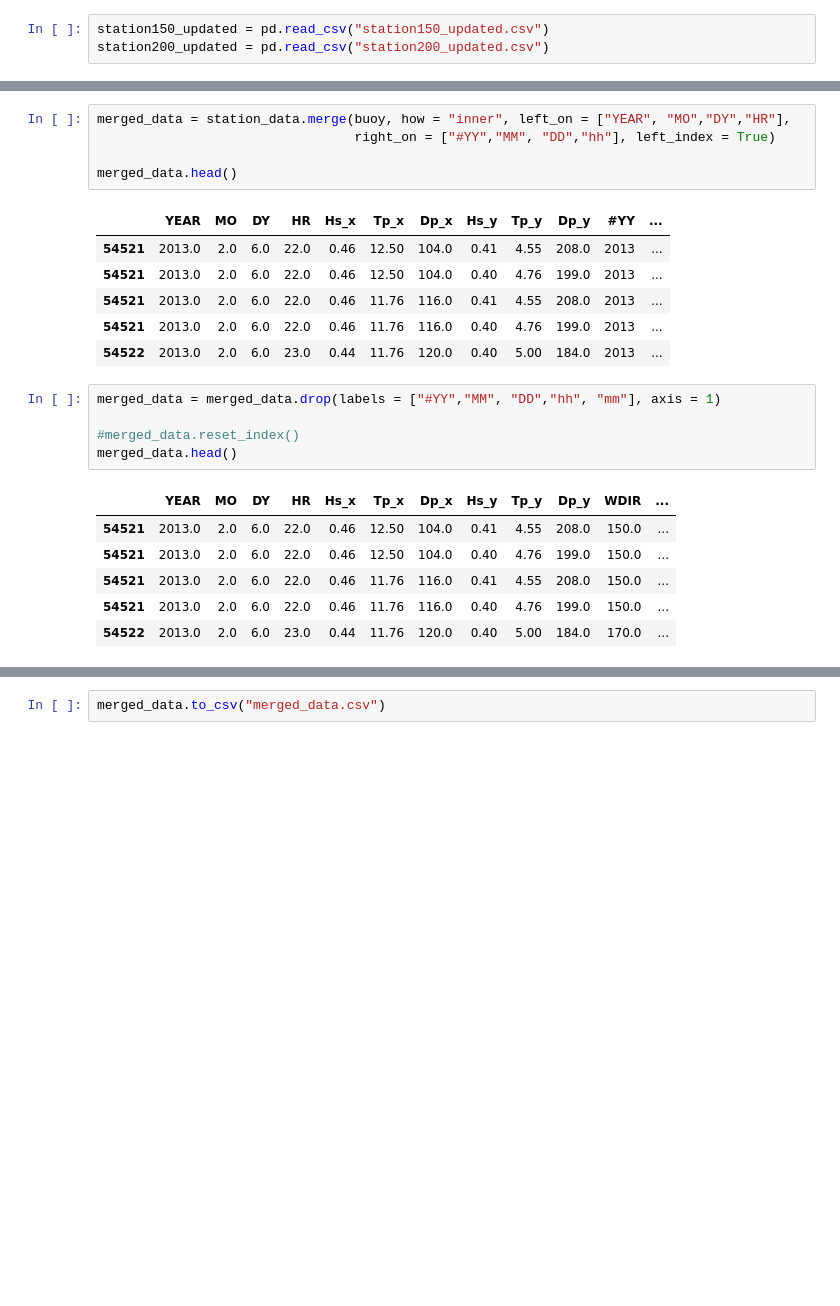
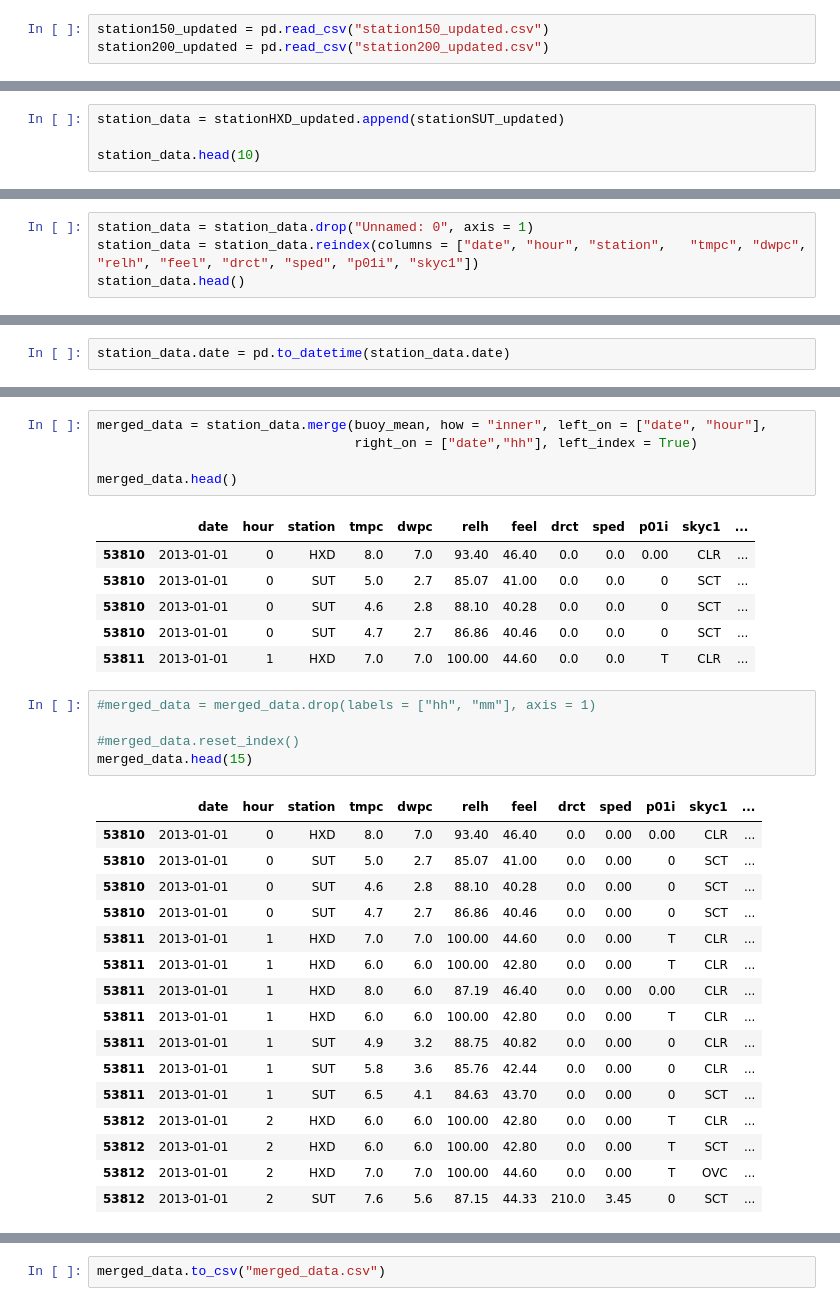
Before and after one commit to Forrestjohnson2000/Sea-Breeze-and-Shark-Analysis, a Jupyter notebook: Data_Preprocessing.ipynb, the cells around one changed output, grey strips where cells are left out. Drawn from its saved outputs; the diff is of its cells as text; blank space fills up the shorter version.

```diff
--- a/Data_Preprocessing.ipynb
+++ b/Data_Preprocessing.ipynb
@@ -326,0 +647,4 @@ station_data.head()
+# %%
+station_data = stationHXD_updated.append(stationSUT_updated)
+
+station_data.head(10)
@@ -326,0 +663,4 @@ station_data.head()
+# %%
+station_data = station_data.drop("Unnamed: 0", axis = 1)
+station_data = station_data.reindex(columns = ["date", "hour", "station",	"tmpc",	"dwpc",	"relh",	"feel",	"drct",	"sped",	"p01i",	"skyc1"])
+station_data.head()
@@ -326,0 +674,2 @@ station_data.head()
+# %%
+station_data.date = pd.to_datetime(station_data.date)
@@ -327,24 +692,34 @@ station_data.head()
 # %%
-merged_data = station_data.merge(buoy, how = "inner", left_on = ["YEAR", "MO","DY","HR"],
-                                 right_on = ["#YY","MM", "DD","hh"], left_index = True)
+merged_data = station_data.merge(buoy_mean, how = "inner", left_on = ["date", "hour"],
+                                 right_on = ["date","hh"], left_index = True)
 
 merged_data.head()
 # %% [output]
-|  | YEAR | MO | DY | HR | Hs_x | Tp_x | Dp_x | Hs_y | Tp_y | Dp_y | #YY | ... |
-| 54521 | 2013.0 | 2.0 | 6.0 | 22.0 | 0.46 | 12.50 | 104.0 | 0.41 | 4.55 | 208.0 | 2013 | ... |
-| 54521 | 2013.0 | 2.0 | 6.0 | 22.0 | 0.46 | 12.50 | 104.0 | 0.40 | 4.76 | 199.0 | 2013 | ... |
-| 54521 | 2013.0 | 2.0 | 6.0 | 22.0 | 0.46 | 11.76 | 116.0 | 0.41 | 4.55 | 208.0 | 2013 | ... |
-| 54521 | 2013.0 | 2.0 | 6.0 | 22.0 | 0.46 | 11.76 | 116.0 | 0.40 | 4.76 | 199.0 | 2013 | ... |
-| 54522 | 2013.0 | 2.0 | 6.0 | 23.0 | 0.44 | 11.76 | 120.0 | 0.40 | 5.00 | 184.0 | 2013 | ... |
+|  | date | hour | station | tmpc | dwpc | relh | feel | drct | sped | p01i | skyc1 | ... |
+| 53810 | 2013-01-01 | 0 | HXD | 8.0 | 7.0 | 93.40 | 46.40 | 0.0 | 0.0 | 0.00 | CLR | ... |
+| 53810 | 2013-01-01 | 0 | SUT | 5.0 | 2.7 | 85.07 | 41.00 | 0.0 | 0.0 | 0 | SCT | ... |
+| 53810 | 2013-01-01 | 0 | SUT | 4.6 | 2.8 | 88.10 | 40.28 | 0.0 | 0.0 | 0 | SCT | ... |
+| 53810 | 2013-01-01 | 0 | SUT | 4.7 | 2.7 | 86.86 | 40.46 | 0.0 | 0.0 | 0 | SCT | ... |
+| 53811 | 2013-01-01 | 1 | HXD | 7.0 | 7.0 | 100.00 | 44.60 | 0.0 | 0.0 | T | CLR | ... |
 # %%
-merged_data = merged_data.drop(labels = ["#YY","MM", "DD","hh", "mm"], axis = 1)
+#merged_data = merged_data.drop(labels = ["hh", "mm"], axis = 1)
 
 #merged_data.reset_index()
-merged_data.head()
+merged_data.head(15)
 # %% [output]
-|  | YEAR | MO | DY | HR | Hs_x | Tp_x | Dp_x | Hs_y | Tp_y | Dp_y | WDIR | ... |
-| 54521 | 2013.0 | 2.0 | 6.0 | 22.0 | 0.46 | 12.50 | 104.0 | 0.41 | 4.55 | 208.0 | 150.0 | ... |
-| 54521 | 2013.0 | 2.0 | 6.0 | 22.0 | 0.46 | 12.50 | 104.0 | 0.40 | 4.76 | 199.0 | 150.0 | ... |
-| 54521 | 2013.0 | 2.0 | 6.0 | 22.0 | 0.46 | 11.76 | 116.0 | 0.41 | 4.55 | 208.0 | 150.0 | ... |
-| 54521 | 2013.0 | 2.0 | 6.0 | 22.0 | 0.46 | 11.76 | 116.0 | 0.40 | 4.76 | 199.0 | 150.0 | ... |
-| 54522 | 2013.0 | 2.0 | 6.0 | 23.0 | 0.44 | 11.76 | 120.0 | 0.40 | 5.00 | 184.0 | 170.0 | ... |
+|  | date | hour | station | tmpc | dwpc | relh | feel | drct | sped | p01i | skyc1 | ... |
+| 53810 | 2013-01-01 | 0 | HXD | 8.0 | 7.0 | 93.40 | 46.40 | 0.0 | 0.00 | 0.00 | CLR | ... |
+| 53810 | 2013-01-01 | 0 | SUT | 5.0 | 2.7 | 85.07 | 41.00 | 0.0 | 0.00 | 0 | SCT | ... |
+| 53810 | 2013-01-01 | 0 | SUT | 4.6 | 2.8 | 88.10 | 40.28 | 0.0 | 0.00 | 0 | SCT | ... |
+| 53810 | 2013-01-01 | 0 | SUT | 4.7 | 2.7 | 86.86 | 40.46 | 0.0 | 0.00 | 0 | SCT | ... |
+| 53811 | 2013-01-01 | 1 | HXD | 7.0 | 7.0 | 100.00 | 44.60 | 0.0 | 0.00 | T | CLR | ... |
+| 53811 | 2013-01-01 | 1 | HXD | 6.0 | 6.0 | 100.00 | 42.80 | 0.0 | 0.00 | T | CLR | ... |
+| 53811 | 2013-01-01 | 1 | HXD | 8.0 | 6.0 | 87.19 | 46.40 | 0.0 | 0.00 | 0.00 | CLR | ... |
+| 53811 | 2013-01-01 | 1 | HXD | 6.0 | 6.0 | 100.00 | 42.80 | 0.0 | 0.00 | T | CLR | ... |
+| 53811 | 2013-01-01 | 1 | SUT | 4.9 | 3.2 | 88.75 | 40.82 | 0.0 | 0.00 | 0 | CLR | ... |
+| 53811 | 2013-01-01 | 1 | SUT | 5.8 | 3.6 | 85.76 | 42.44 | 0.0 | 0.00 | 0 | CLR | ... |
+| 53811 | 2013-01-01 | 1 | SUT | 6.5 | 4.1 | 84.63 | 43.70 | 0.0 | 0.00 | 0 | SCT | ... |
+| 53812 | 2013-01-01 | 2 | HXD | 6.0 | 6.0 | 100.00 | 42.80 | 0.0 | 0.00 | T | CLR | ... |
+| 53812 | 2013-01-01 | 2 | HXD | 6.0 | 6.0 | 100.00 | 42.80 | 0.0 | 0.00 | T | SCT | ... |
+| 53812 | 2013-01-01 | 2 | HXD | 7.0 | 7.0 | 100.00 | 44.60 | 0.0 | 0.00 | T | OVC | ... |
+| 53812 | 2013-01-01 | 2 | SUT | 7.6 | 5.6 | 87.15 | 44.33 | 210.0 | 3.45 | 0 | SCT | ... |
```
Also changed, not shown: parts of 47 cells of this notebook.
